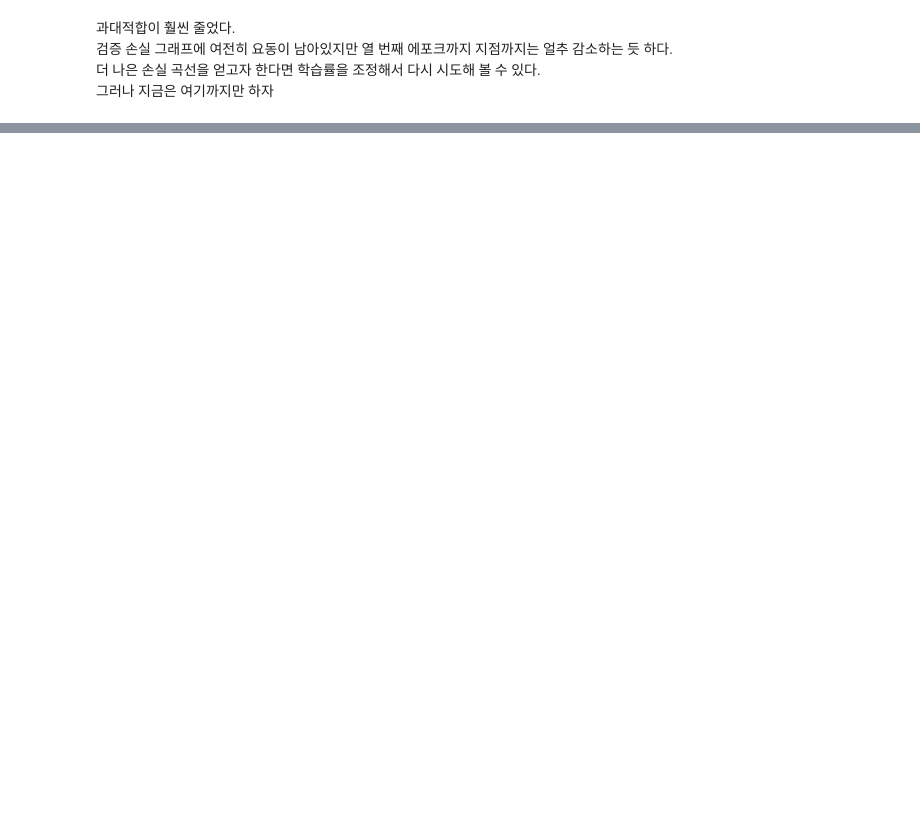
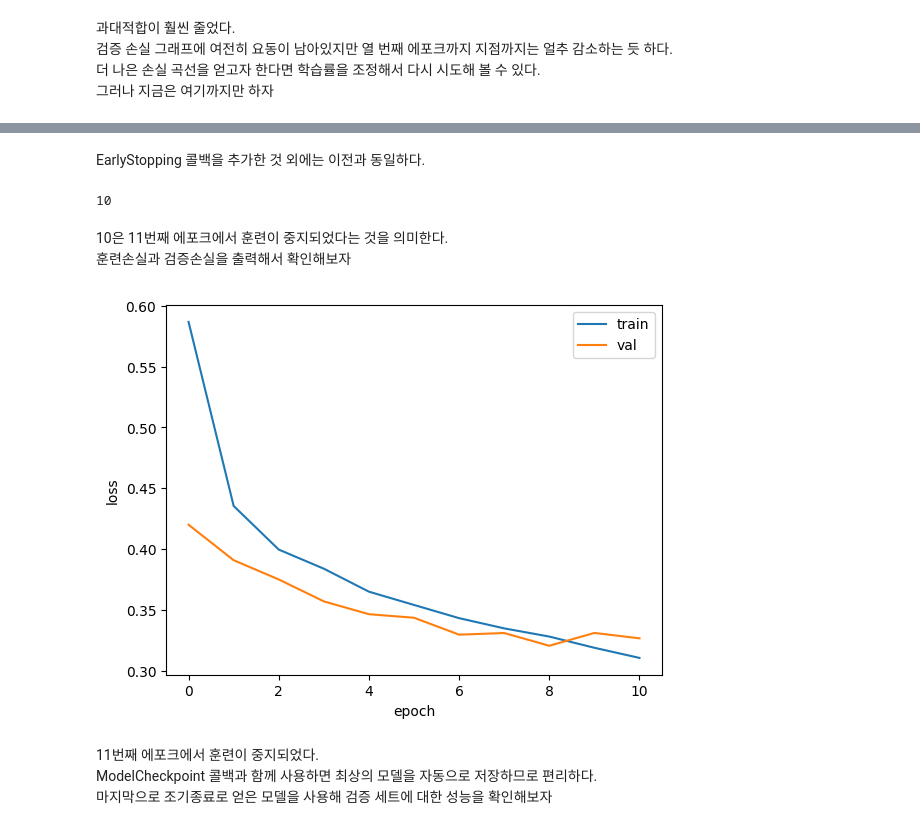
Before and after one commit to Tarel-Github/Artificial_Intelligence_practice, a Jupyter notebook: 6-3. 딥러닝: 신경망 모델 훈련.ipynb, the cells around one changed output, grey strips where cells are left out. Saved outputs shown, nothing was run; the diff lists cells and outputs as text; code cells hidden in the pictures; blank space fills up the shorter version.

```diff
--- a/6-3. 딥러닝: 신경망 모델 훈련.ipynb
+++ b/6-3. 딥러닝: 신경망 모델 훈련.ipynb
@@ -156,0 +257,4 @@ plt.show()
+# %%
+# 모델 전체 파일에서 읽은 다음 검증 세트의 정확도를 출력한다.
+model = keras.models.load_model('model-whole.h5')
+model.evaluate(val_scaled, val_target)
@@ -156,0 +272,6 @@ plt.show()
+# %%
+# 저장될 파일 이름은 best-model.h5
+model = model_fn(keras.layers.Dropout(0.3))
+model.compile(optimizer='adam', loss='sparse_categorical_crossentropy', metrics = 'accuracy')
+checkpoint_cb = keras.callbacks.ModelCheckpoint('best-model.h5', save_best_only = True)
+model.fit(train_scaled, train_target, epochs=20, verbose=0, validation_data = (val_scaled, val_target), callbacks=[checkpoint_cb])
@@ -156,0 +285,3 @@ plt.show()
+# %%
+model = keras.models.load_model('best-model.h5')
+model.evaluate(val_scaled, val_target)
@@ -156,0 +306,28 @@ plt.show()
+# %%
+model = model_fn(keras.layers.Dropout(0.3))
+model.compile(optimizer='adam', loss = 'sparse_categorical_crossentropy', metrics = 'accuracy')
+checkpoint_cb = keras.callbacks.ModelCheckpoint('best-model.h5', save_best_only = True)
+early_stopping_cb = keras.callbacks.EarlyStopping(patience = 2, restore_best_weights=True )
+history =model.fit(train_scaled, train_target, epochs= 20, verbose = 0, validation_data=(val_scaled, val_target), callbacks = [checkpoint_cb, early_stopping_cb])
+# %% [markdown]
+EarlyStopping 콜백을 추가한 것 외에는 이전과 동일하다.
+# %%
+print(early_stopping_cb.stopped_epoch)
+# %% [output]
+10
+# %% [markdown]
+10은 11번째 에포크에서 훈련이 중지되었다는 것을 의미한다.
+훈련손실과 검증손실을 출력해서 확인해보자
+# %%
+plt.plot(history.history['loss'])
+plt.plot(history.history['val_loss'])
+plt.xlabel('epoch')
+plt.ylabel('loss')
+plt.legend(['train', 'val'])
+plt.show()
+# %% [output]
+[figure, added]
+# %% [markdown]
+11번째 에포크에서 훈련이 중지되었다.
+ModelCheckpoint 콜백과 함께 사용하면 최상의 모델을 자동으로 저장하므로 편리하다.
+마지막으로 조기종료로 얻은 모델을 사용해 검증 세트에 대한 성능을 확인해보자
```
Also changed, not shown: parts of 36 cells of this notebook.
